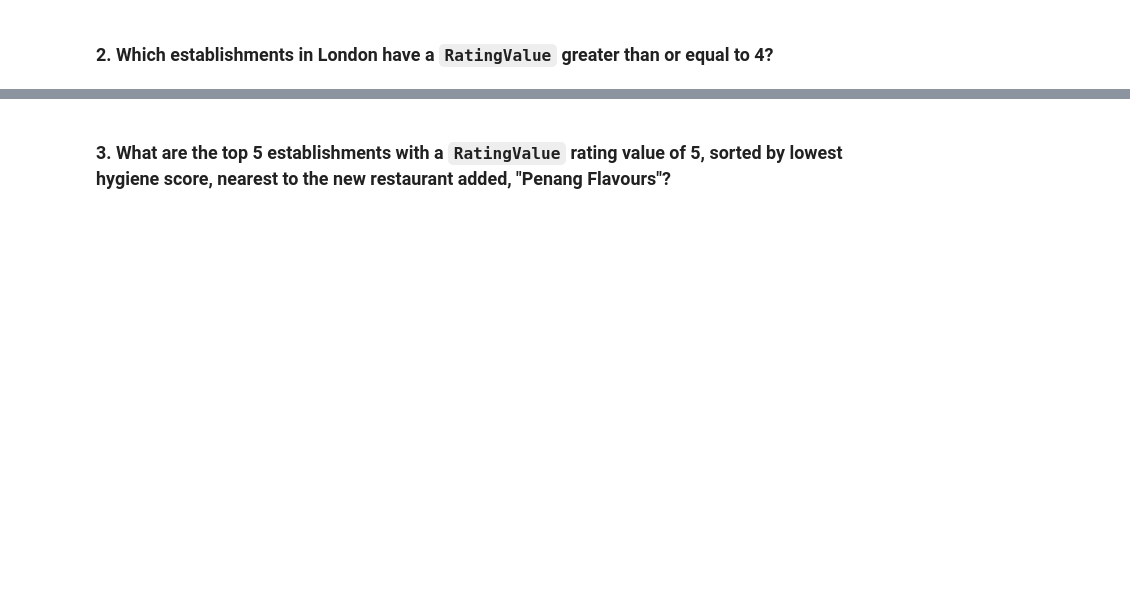
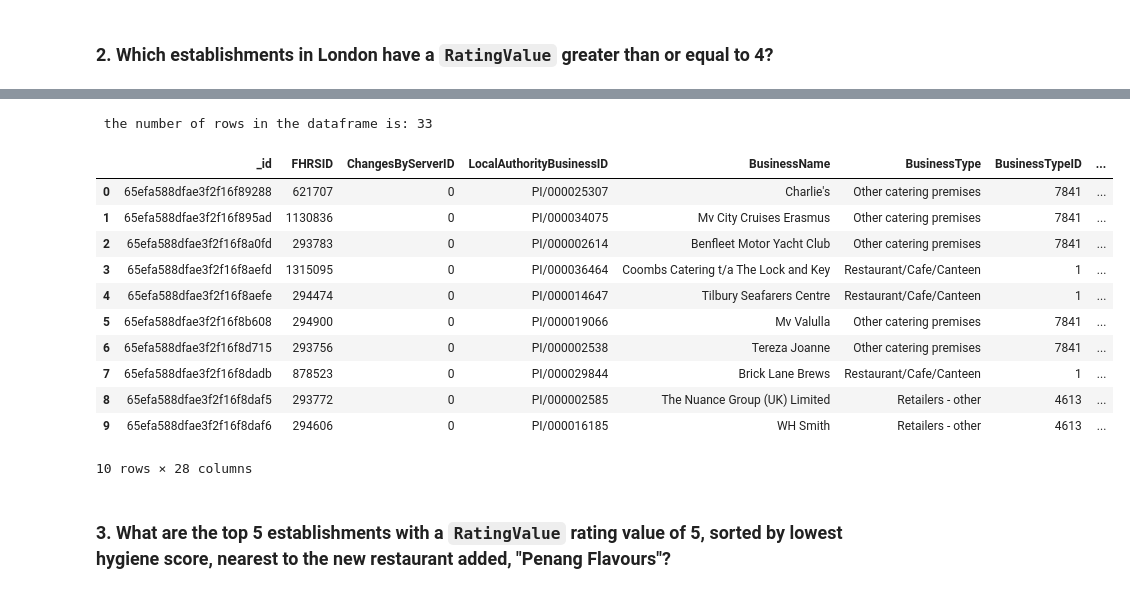
Before and after one commit to B-osborne1/nosql-challenge, a Jupyter notebook: NoSQL_analysis_starter.ipynb, the cells around one changed output, grey strips where cells are left out. Drawn from its saved outputs; the diff is of its cells as text; code cells hidden in the pictures; blank space fills up the shorter version.

```diff
--- a/NoSQL_analysis_starter.ipynb
+++ b/NoSQL_analysis_starter.ipynb
@@ -43,8 +84,13 @@ query =
 ### 2. Which establishments in London have a `RatingValue` greater than or equal to 4?
 # %%
 # Find the establishments with London as the Local Authority and has a RatingValue greater than or equal to 4.
-query =
+query = {'LocalAuthorityName': {'$regex': 'London'},
+         'RatingValue': {'$gte': 4}}
 
 # Use count_documents to display the number of documents in the result
+london_ratings_documents = establishments.count_documents(query)
+print(f" Number of London entries with a rating value of 4 or higher is: {london_ratings_documents}")
 
 # Display the first document in the results using pprint
+results = establishments.find(query)
+pprint(results[0])
@@ -51,9 +115,25 @@ query =
 # %%
 # Convert the result to a Pandas DataFrame
-
+lon_aggregated_df = pd.DataFrame(results)
 # Display the number of rows in the DataFrame
-
+counts = lon_aggregated_df['_id'].nunique()
+print(f" the number of rows in the dataframe is: {counts}")
 # Display the first 10 rows of the DataFrame
+lon_aggregated_df.head(10)
+# %% [output]
+ the number of rows in the dataframe is: 33
+|  | _id | FHRSID | ChangesByServerID | LocalAuthorityBusinessID | BusinessName | BusinessType | BusinessTypeID | ... |
+| 0 | 65efa588dfae3f2f16f89288 | 621707 | 0 | PI/000025307 | Charlie's | Other catering premises | 7841 | ... |
+| 1 | 65efa588dfae3f2f16f895ad | 1130836 | 0 | PI/000034075 | Mv City Cruises Erasmus | Other catering premises | 7841 | ... |
+| 2 | 65efa588dfae3f2f16f8a0fd | 293783 | 0 | PI/000002614 | Benfleet Motor Yacht Club | Other catering premises | 7841 | ... |
+| 3 | 65efa588dfae3f2f16f8aefd | 1315095 | 0 | PI/000036464 | Coombs Catering t/a The Lock and Key | Restaurant/Cafe/Canteen | 1 | ... |
+| 4 | 65efa588dfae3f2f16f8aefe | 294474 | 0 | PI/000014647 | Tilbury Seafarers Centre | Restaurant/Cafe/Canteen | 1 | ... |
+| 5 | 65efa588dfae3f2f16f8b608 | 294900 | 0 | PI/000019066 | Mv Valulla | Other catering premises | 7841 | ... |
+| 6 | 65efa588dfae3f2f16f8d715 | 293756 | 0 | PI/000002538 | Tereza Joanne | Other catering premises | 7841 | ... |
+| 7 | 65efa588dfae3f2f16f8dadb | 878523 | 0 | PI/000029844 | Brick Lane Brews | Restaurant/Cafe/Canteen | 1 | ... |
+| 8 | 65efa588dfae3f2f16f8daf5 | 293772 | 0 | PI/000002585 | The Nuance Group (UK) Limited | Retailers - other | 4613 | ... |
+| 9 | 65efa588dfae3f2f16f8daf6 | 294606 | 0 | PI/000016185 | WH Smith | Retailers - other | 4613 | ... |
+10 rows × 28 columns
 # %% [markdown]
 ### 3. What are the top 5 establishments with a `RatingValue` rating value of 5, sorted by lowest hygiene score, nearest to the new restaurant added, "Penang Flavours"?
 # %%
```
Also changed, not shown: parts of 7 cells of this notebook, 1 other file.
